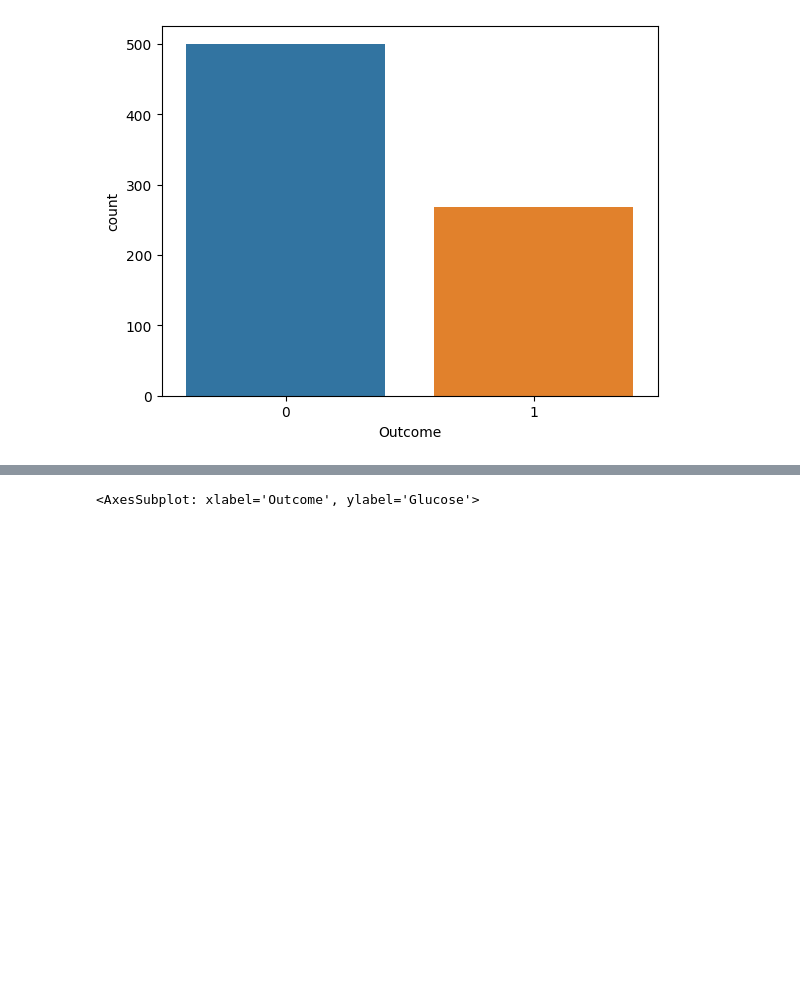
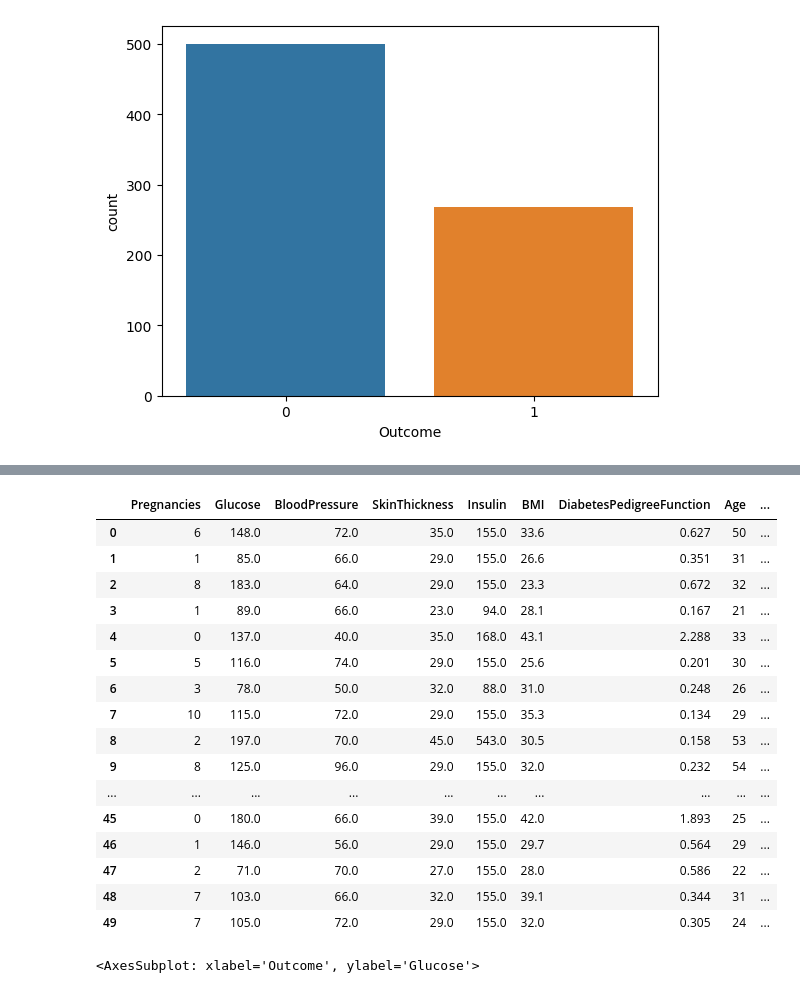
Before and after one commit to mugendii/Diabetes-Prediction, a Jupyter notebook: notebook1.ipynb, the cells around one changed output, grey strips where cells are left out. Drawn from its saved outputs; the diff is of its cells as text; code cells hidden in the pictures; blank space fills up the shorter version.

```diff
--- a/notebook1.ipynb
+++ b/notebook1.ipynb
@@ -74,3 +83,13 @@ sns.countplot(x='Outcome',data=df)
 # %% [output]
 <AxesSubplot: xlabel='Outcome', ylabel='count'>
 [figure]
+# %%
+# Replace Zeroes
+zero_not_accepted = ['Glucose','BloodPressure','SkinThickness','BMI','Insulin']
+
+# Here we are replacing numpy with NaN which means it does not exist
+for column in zero_not_accepted :
+  df[column] = df[column].replace(0, np.NaN)
+  print(df.isna().sum())
+  mean = int(df[column].mean(skipna = True))
+  df[column] = df[column].replace(np.NaN, mean)
@@ -77,3 +114,23 @@ sns.countplot(x='Outcome',data=df)
+# %%
+df.head(50)
+# %% [output]
+|  | Pregnancies | Glucose | BloodPressure | SkinThickness | Insulin | BMI | DiabetesPedigreeFunction | Age | ... |
+| 0 | 6 | 148.0 | 72.0 | 35.0 | 155.0 | 33.6 | 0.627 | 50 | ... |
+| 1 | 1 | 85.0 | 66.0 | 29.0 | 155.0 | 26.6 | 0.351 | 31 | ... |
+| 2 | 8 | 183.0 | 64.0 | 29.0 | 155.0 | 23.3 | 0.672 | 32 | ... |
+| 3 | 1 | 89.0 | 66.0 | 23.0 | 94.0 | 28.1 | 0.167 | 21 | ... |
+| 4 | 0 | 137.0 | 40.0 | 35.0 | 168.0 | 43.1 | 2.288 | 33 | ... |
+| 5 | 5 | 116.0 | 74.0 | 29.0 | 155.0 | 25.6 | 0.201 | 30 | ... |
+| 6 | 3 | 78.0 | 50.0 | 32.0 | 88.0 | 31.0 | 0.248 | 26 | ... |
+| 7 | 10 | 115.0 | 72.0 | 29.0 | 155.0 | 35.3 | 0.134 | 29 | ... |
+| 8 | 2 | 197.0 | 70.0 | 45.0 | 543.0 | 30.5 | 0.158 | 53 | ... |
+| 9 | 8 | 125.0 | 96.0 | 29.0 | 155.0 | 32.0 | 0.232 | 54 | ... |
+| ... | ... | ... | ... | ... | ... | ... | ... | ... | ... |
+| 45 | 0 | 180.0 | 66.0 | 39.0 | 155.0 | 42.0 | 1.893 | 25 | ... |
+| 46 | 1 | 146.0 | 56.0 | 29.0 | 155.0 | 29.7 | 0.564 | 29 | ... |
+| 47 | 2 | 71.0 | 70.0 | 27.0 | 155.0 | 28.0 | 0.586 | 22 | ... |
+| 48 | 7 | 103.0 | 66.0 | 32.0 | 155.0 | 39.1 | 0.344 | 31 | ... |
+| 49 | 7 | 105.0 | 72.0 | 29.0 | 155.0 | 32.0 | 0.305 | 24 | ... |
 # %%
 sns.lineplot(x='Outcome',y='Glucose',data=df)
 # %% [output]
```
Also changed, not shown: parts of 5 cells of this notebook.
